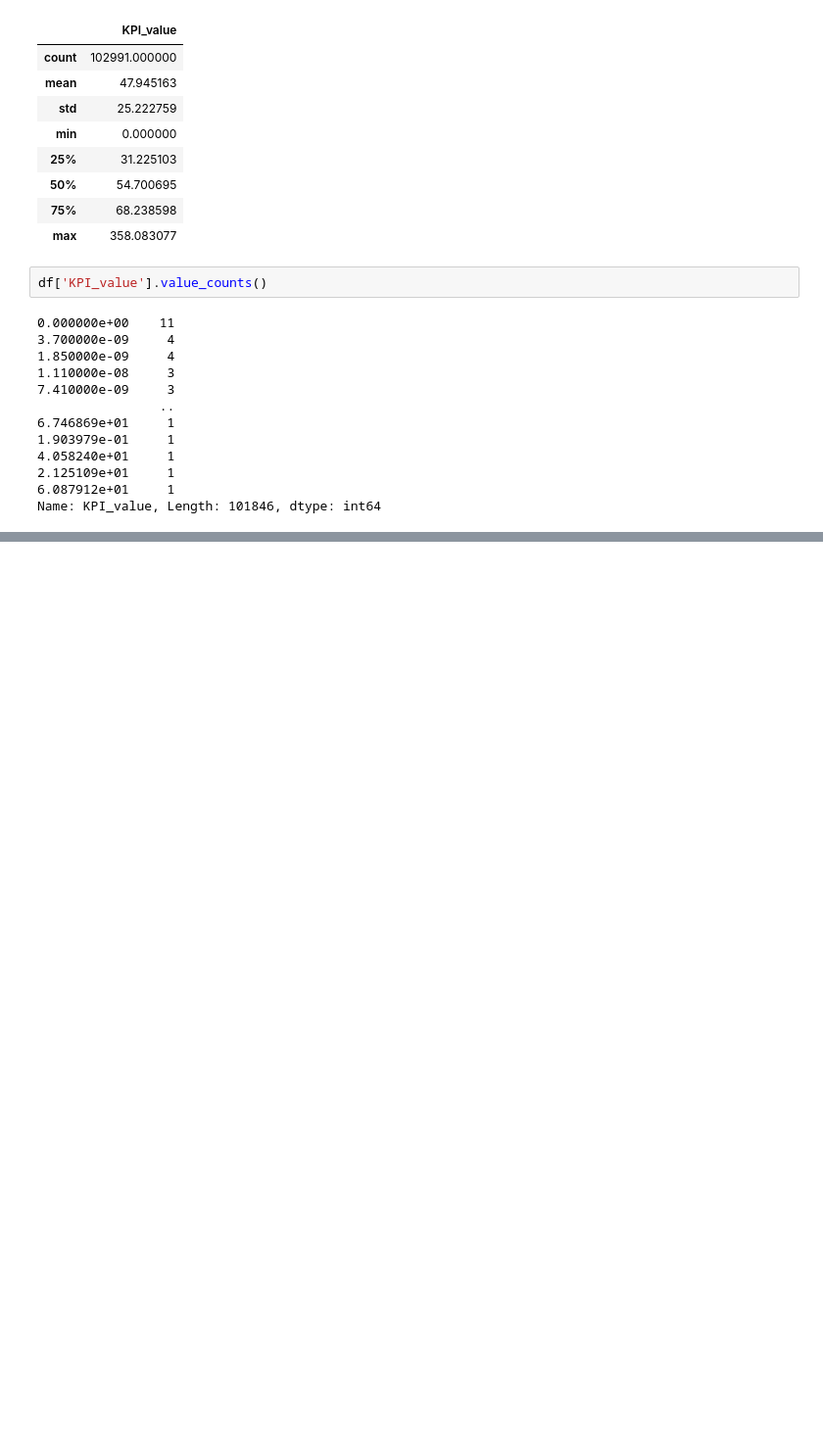
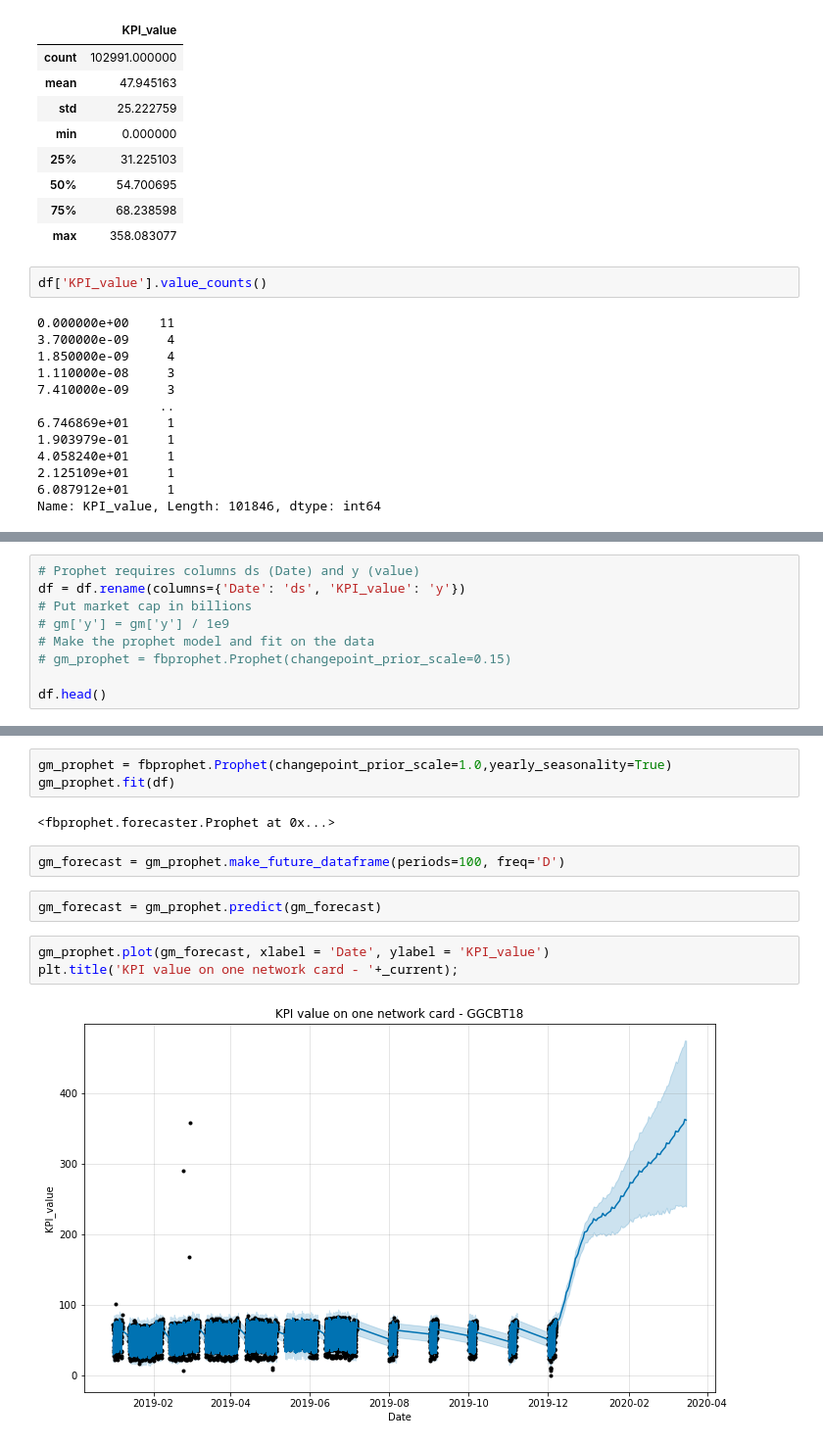
Before and after one commit to 33percent/time-series-analysis, a Jupyter notebook: notebooks/stats.ipynb, the cells around one changed output, grey strips where cells are left out. Shown at 98% size. Drawn from its saved outputs; the diff is of its cells as text; blank space fills up the shorter version.

Commit message:
using fbprophet

```diff
--- a/notebooks/stats.ipynb
+++ b/notebooks/stats.ipynb
@@ -65,0 +133,9 @@ sns.distplot(df['KPI_value'], color='g', bins=100, hist_kws={'alpha': 0.4});
+# %%
+# Prophet requires columns ds (Date) and y (value)
+df = df.rename(columns={'Date': 'ds', 'KPI_value': 'y'})
+# Put market cap in billions
+# gm['y'] = gm['y'] / 1e9
+# Make the prophet model and fit on the data
+# gm_prophet = fbprophet.Prophet(changepoint_prior_scale=0.15)
+
+df.head()
@@ -65,0 +149,14 @@ sns.distplot(df['KPI_value'], color='g', bins=100, hist_kws={'alpha': 0.4});
+# %%
+gm_prophet = fbprophet.Prophet(changepoint_prior_scale=1.0,yearly_seasonality=True)
+gm_prophet.fit(df)
+# %% [output]
+<fbprophet.forecaster.Prophet at 0x...>
+# %%
+gm_forecast = gm_prophet.make_future_dataframe(periods=100, freq='D')
+# %%
+gm_forecast = gm_prophet.predict(gm_forecast)
+# %%
+gm_prophet.plot(gm_forecast, xlabel = 'Date', ylabel = 'KPI_value')
+plt.title('KPI value on one network card - '+_current);
+# %% [output]
+[figure, added]
```
Also changed, not shown: parts of 12 cells of this notebook, 1 other file.
